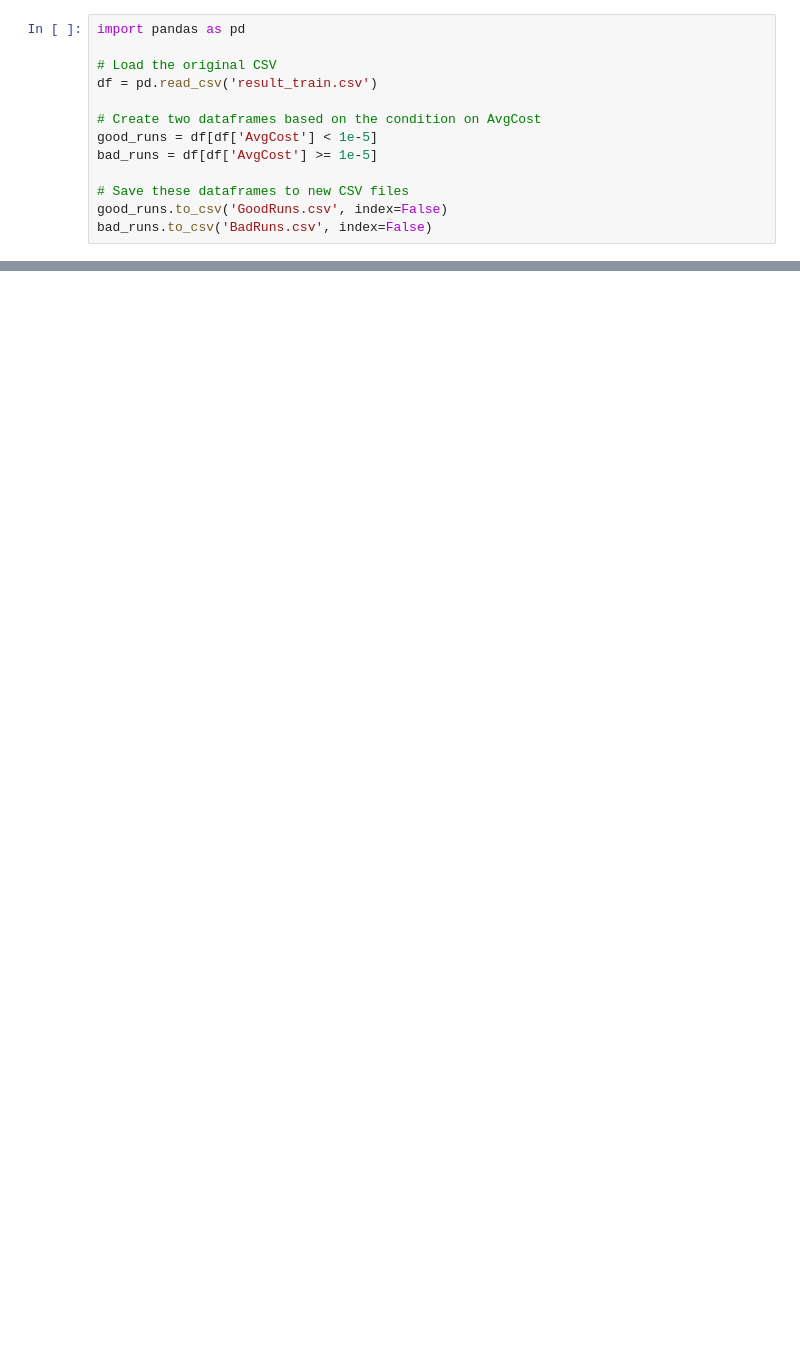
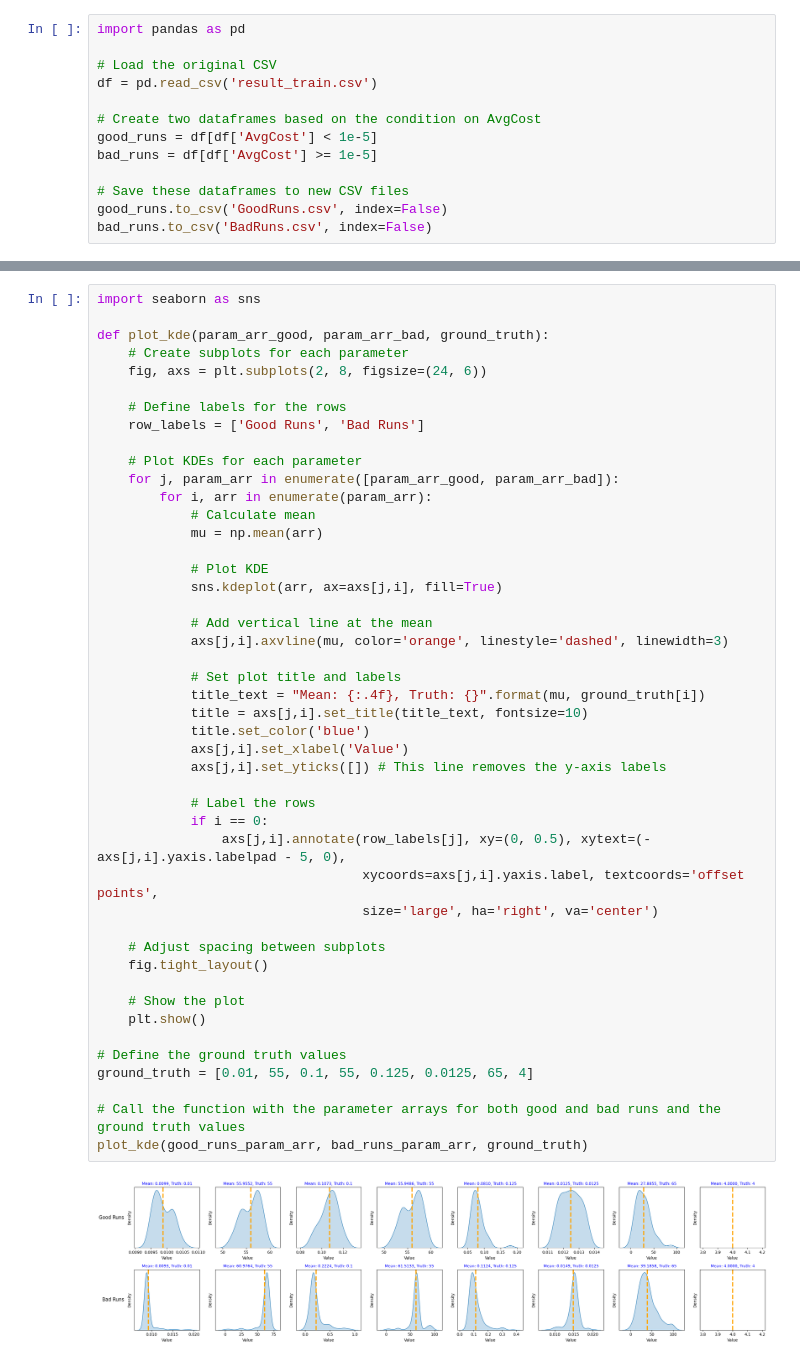
Before and after one commit to oritzhaki/HH_final_project, a Jupyter notebook: Production_Generated/ResultDataframe/produce_conclusions.ipynb, the cells around one changed output, grey strips where cells are left out. Cells and saved outputs as stored; diff of their text form; blank space fills up the shorter version.

```diff
--- a/Production_Generated/ResultDataframe/produce_conclusions.ipynb
+++ b/Production_Generated/ResultDataframe/produce_conclusions.ipynb
@@ -251,0 +333,48 @@ bad_runs.to_csv('BadRuns.csv', index=False)
+# %%
+import seaborn as sns
+
+def plot_kde(param_arr_good, param_arr_bad, ground_truth):
+    # Create subplots for each parameter
+    fig, axs = plt.subplots(2, 8, figsize=(24, 6))
+
+    # Define labels for the rows
+    row_labels = ['Good Runs', 'Bad Runs']
+
+    # Plot KDEs for each parameter
+    for j, param_arr in enumerate([param_arr_good, param_arr_bad]):
+        for i, arr in enumerate(param_arr):
+            # Calculate mean
+            mu = np.mean(arr)
+
+            # Plot KDE
+            sns.kdeplot(arr, ax=axs[j,i], fill=True)
+
+            # Add vertical line at the mean
+            axs[j,i].axvline(mu, color='orange', linestyle='dashed', linewidth=3)
+
+            # Set plot title and labels
+            title_text = "Mean: {:.4f}, Truth: {}".format(mu, ground_truth[i])
+            title = axs[j,i].set_title(title_text, fontsize=10)
+            title.set_color('blue')
+            axs[j,i].set_xlabel('Value')
+            axs[j,i].set_yticks([]) # This line removes the y-axis labels
+
+            # Label the rows
+            if i == 0:
+                axs[j,i].annotate(row_labels[j], xy=(0, 0.5), xytext=(-axs[j,i].yaxis.labelpad - 5, 0),
+                                  xycoords=axs[j,i].yaxis.label, textcoords='offset points',
+                                  size='large', ha='right', va='center')
+
+    # Adjust spacing between subplots
+    fig.tight_layout()
+
+    # Show the plot
+    plt.show()
+
+# Define the ground truth values
+ground_truth = [0.01, 55, 0.1, 55, 0.125, 0.0125, 65, 4]
+
+# Call the function with the parameter arrays for both good and bad runs and the ground truth values
+plot_kde(good_runs_param_arr, bad_runs_param_arr, ground_truth)
+# %% [output]
+[figure, added]
```
Also changed, not shown: parts of 13 cells of this notebook, 12 other files.
